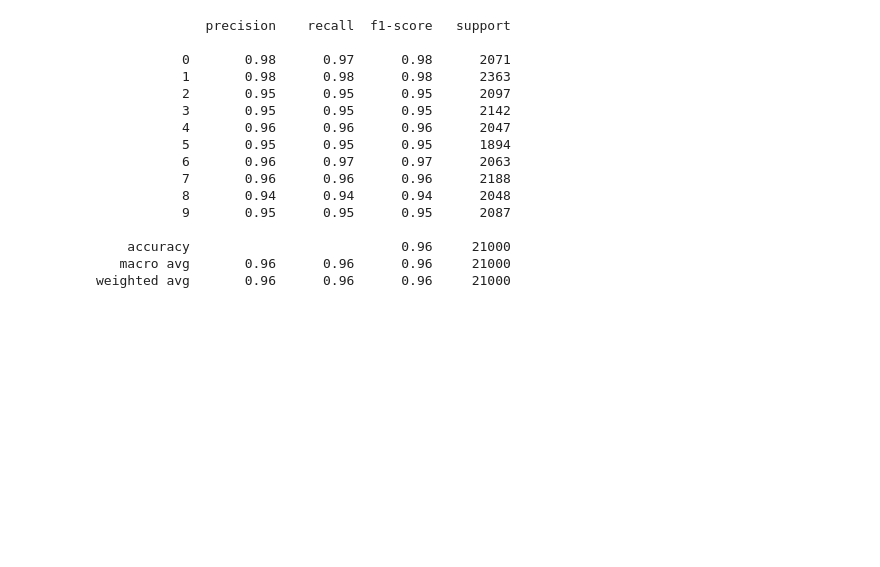
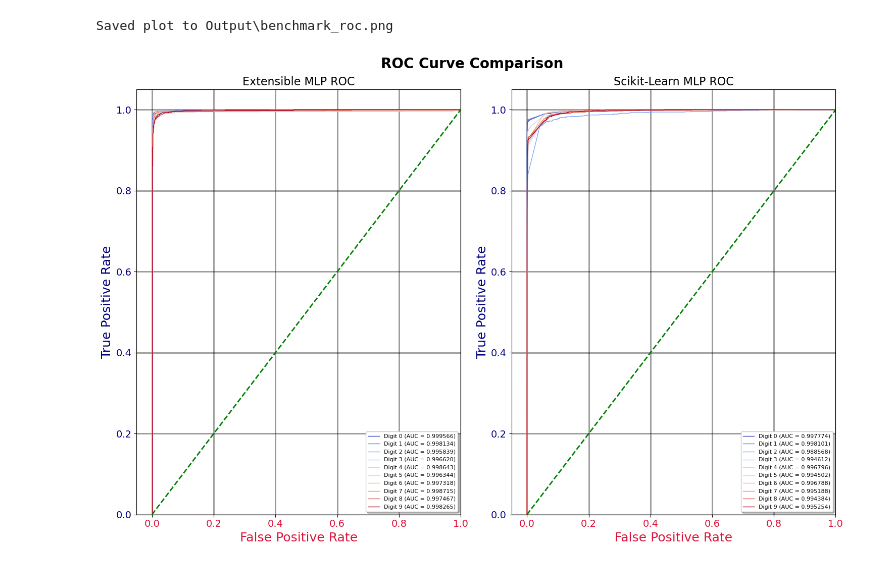
Before and after one commit to Booma1002/ML-Classes, a Jupyter notebook: MNIST.ipynb, the cells around one changed output. Cells and saved outputs as stored; diff of their text form; code cells hidden in the pictures; blank space fills up the shorter version.

```diff
--- a/MNIST.ipynb
+++ b/MNIST.ipynb
@@ -109,20 +92,0 @@ Early stopping at epoch 641
-# %%
-y_pred = model.predict(X_test_proc)
-print(classification_report(y_test, y_pred))
-# %% [output]
-              precision    recall  f1-score   support
-
-           0       0.98      0.97      0.98      2071
-           1       0.98      0.98      0.98      2363
-           2       0.95      0.95      0.95      2097
-           3       0.95      0.95      0.95      2142
-           4       0.96      0.96      0.96      2047
-           5       0.95      0.95      0.95      1894
-           6       0.96      0.97      0.97      2063
-           7       0.96      0.96      0.96      2188
-           8       0.94      0.94      0.94      2048
-           9       0.95      0.95      0.95      2087
-
-    accuracy                           0.96     21000
-   macro avg       0.96      0.96      0.96     21000
-weighted avg       0.96      0.96      0.96     21000
@@ -128,0 +96,10 @@ weighted avg       0.96      0.96      0.96     21000
+# %%
+classifiers = {
+    "Extensible MLP": model,
+    "Scikit-Learn MLP": sk_model
+}
+# %%
+Visualizer.plot_grid(classifiers, ROC, X_test_proc, y_test, shape=(1, 2), title="ROC Curve Comparison", save_path='Output\\benchmark_roc.png')
+# %% [output]
+Saved plot to Output\benchmark_roc.png
+[figure, added]
```
Also changed, not shown: parts of 20 cells of this notebook, 6 other files.
